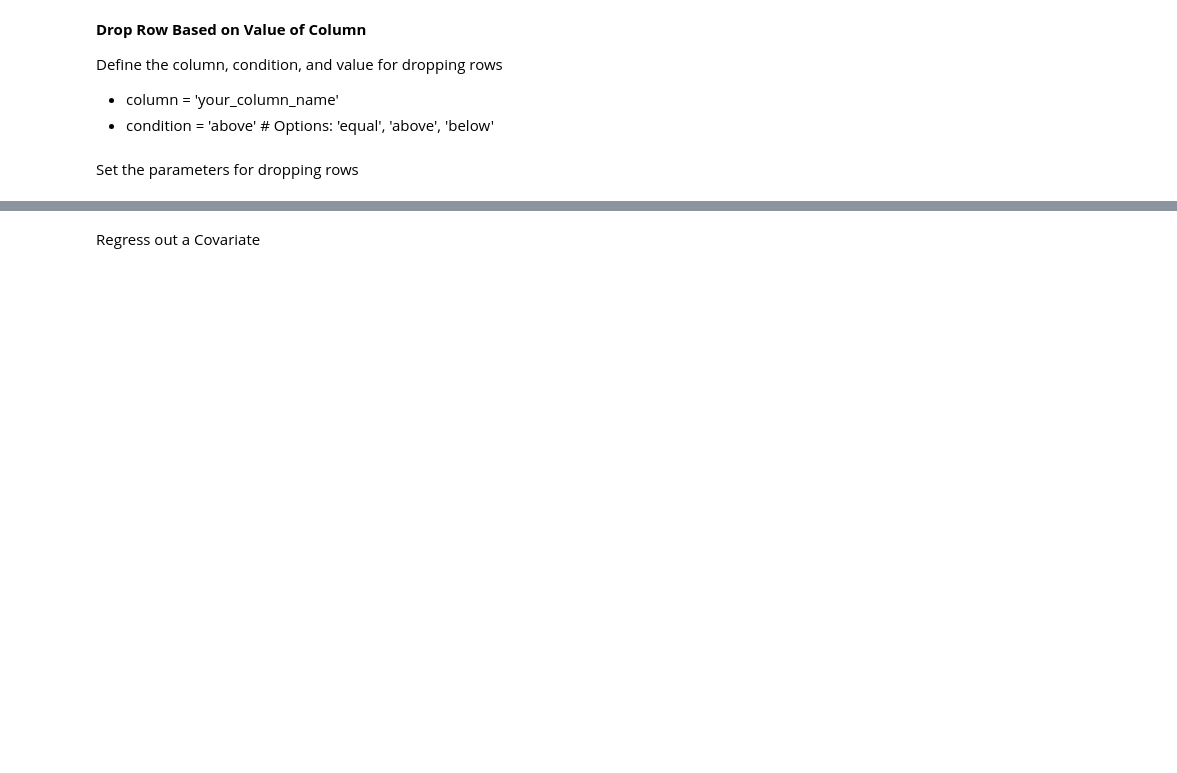
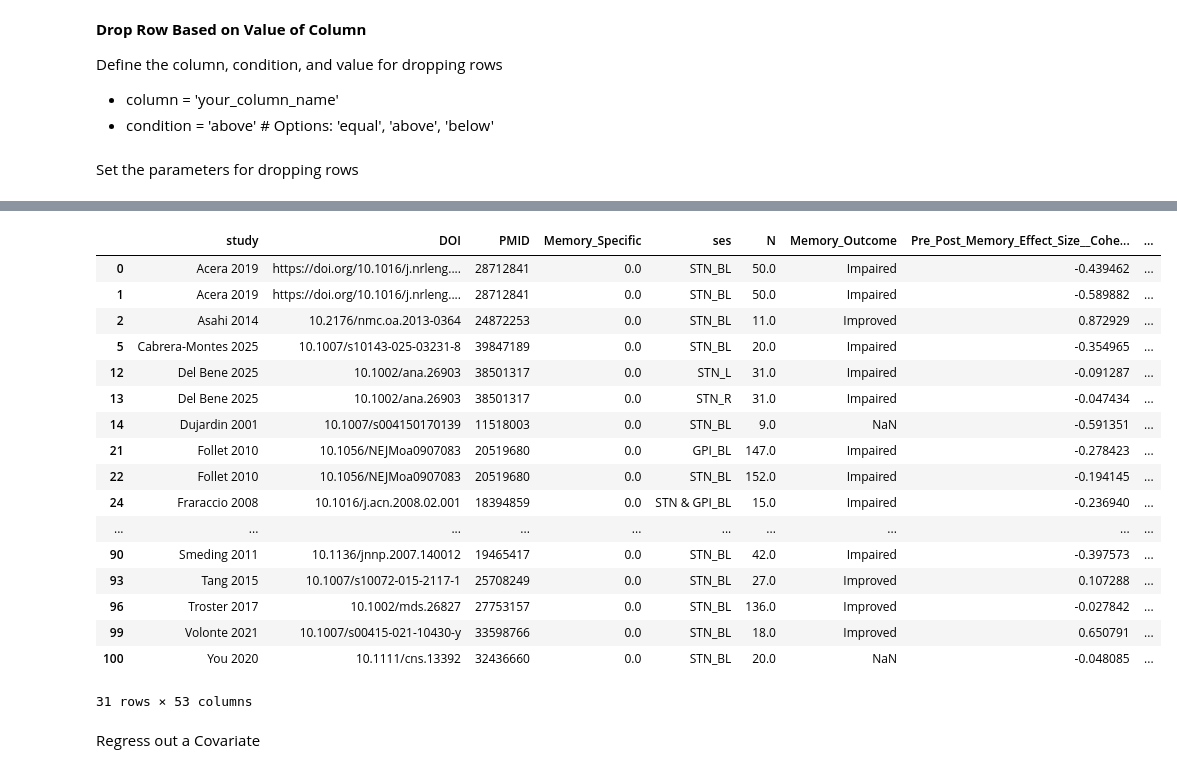
Before and after one commit to Calvinwhow/calvin_utils_project, a Jupyter notebook: notebooks/statistical_notebooks/correlations/simple_correlation.ipynb, the cells around one changed output, grey strips where cells are left out. Saved outputs shown, nothing was run; the diff lists cells and outputs as text; code cells hidden in the pictures; blank space fills up the shorter version.

````diff
--- a/notebooks/statistical_notebooks/correlations/simple_correlation.ipynb
+++ b/notebooks/statistical_notebooks/correlations/simple_correlation.ipynb
@@ -28,8 +28,8 @@ Notes:
 ```
 # %%
 # Specify the path to your CSV file containing NIFTI paths
-input_csv_path = '/Users/cu135/Partners HealthCare Dropbox/Calvin Howard/resources/datasets/DBS_studies_influencing_memory/metadata/master_list.csv'
-sheet = None #'master_list_proper_subjects' ?
+input_csv_path = '/Users/cu135/Partners HealthCare Dropbox/Calvin Howard/resources/datasets/DBS_studies_influencing_memory/metadata/secondary_list.csv'
+sheet = None #'master_list'
 # %%
 # Specify where you want to save your results to
 out_dir = '/Users/cu135/Partners HealthCare Dropbox/Calvin Howard/studies/ccm_memory/results/notebook_10/weighted_map_flipped_lesions_inverse'
@@ -67,9 +131,28 @@ data_df.columns
 # %%
 column = 'Disease'  # The column you'd like to evaluate
-condition = 'equal'  # Thecondition to check ('equal', 'above', 'below', 'not')
+condition = 'not'  # Thecondition to check ('equal', 'above', 'below', 'not')
 value = 'Parkinson' # The value to compare against
 # %%
-# data_df, other_df = cal_palm.drop_rows_based_on_value(column, condition, value)
+data_df, other_df = cal_palm.drop_rows_based_on_value(column, condition, value)
 data_df
+# %% [output]
+|  | study | DOI | PMID | Memory_Specific | ses | N | Memory_Outcome | Pre_Post_Memory_Effect_Size__Cohe... | ... |
+| 0 | Acera 2019 | https://doi.org/10.1016/j.nrleng.... | 28712841 | 0.0 | STN_BL | 50.0 | Impaired | -0.439462 | ... |
+| 1 | Acera 2019 | https://doi.org/10.1016/j.nrleng.... | 28712841 | 0.0 | STN_BL | 50.0 | Impaired | -0.589882 | ... |
+| 2 | Asahi 2014 | 10.2176/nmc.oa.2013-0364 | 24872253 | 0.0 | STN_BL | 11.0 | Improved | 0.872929 | ... |
+| 5 | Cabrera-Montes 2025 | 10.1007/s10143-025-03231-8 | 39847189 | 0.0 | STN_BL | 20.0 | Impaired | -0.354965 | ... |
+| 12 | Del Bene 2025 | 10.1002/ana.26903 | 38501317 | 0.0 | STN_L | 31.0 | Impaired | -0.091287 | ... |
+| 13 | Del Bene 2025 | 10.1002/ana.26903 | 38501317 | 0.0 | STN_R | 31.0 | Impaired | -0.047434 | ... |
+| 14 | Dujardin 2001 | 10.1007/s004150170139 | 11518003 | 0.0 | STN_BL | 9.0 | NaN | -0.591351 | ... |
+| 21 | Follet 2010 | 10.1056/NEJMoa0907083 | 20519680 | 0.0 | GPI_BL | 147.0 | Impaired | -0.278423 | ... |
+| 22 | Follet 2010 | 10.1056/NEJMoa0907083 | 20519680 | 0.0 | STN_BL | 152.0 | Impaired | -0.194145 | ... |
+| 24 | Fraraccio 2008 | 10.1016/j.acn.2008.02.001 | 18394859 | 0.0 | STN & GPI_BL | 15.0 | Impaired | -0.236940 | ... |
+| ... | ... | ... | ... | ... | ... | ... | ... | ... | ... |
+| 90 | Smeding 2011 | 10.1136/jnnp.2007.140012 | 19465417 | 0.0 | STN_BL | 42.0 | Impaired | -0.397573 | ... |
+| 93 | Tang 2015 | 10.1007/s10072-015-2117-1 | 25708249 | 0.0 | STN_BL | 27.0 | Improved | 0.107288 | ... |
+| 96 | Troster 2017 | 10.1002/mds.26827 | 27753157 | 0.0 | STN_BL | 136.0 | Improved | -0.027842 | ... |
+| 99 | Volonte 2021 | 10.1007/s00415-021-10430-y | 33598766 | 0.0 | STN_BL | 18.0 | Improved | 0.650791 | ... |
+| 100 | You 2020 | 10.1111/cns.13392 | 32436660 | 0.0 | STN_BL | 20.0 | NaN | -0.048085 | ... |
+31 rows × 53 columns
 # %% [markdown]
 Regress out a Covariate
````
Also changed, not shown: parts of 27 cells of this notebook, 27 other files.
